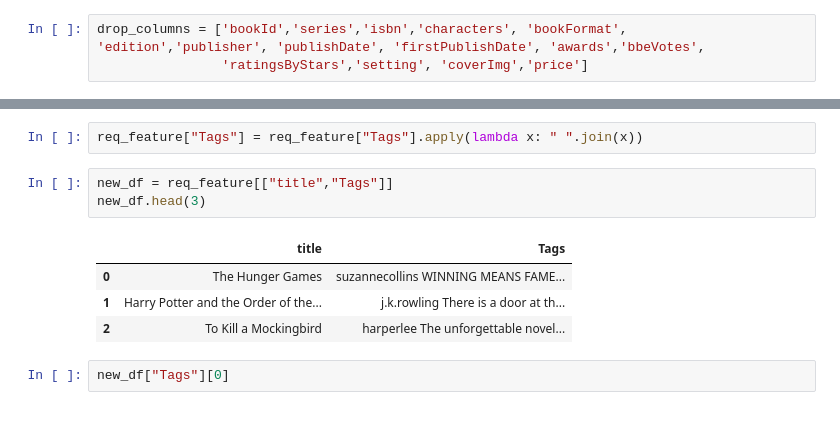
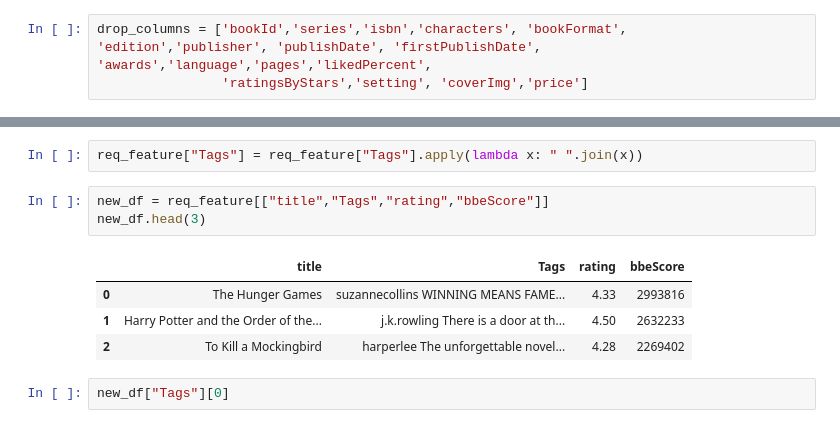
Before and after one commit to RithikDatascientist/Book_recommendation_system, a Jupyter notebook: Books_recommendation_model.ipynb, the cells around one changed output, grey strips where cells are left out. Drawn from its saved outputs; the diff is of its cells as text.

```diff
--- a/Books_recommendation_model.ipynb
+++ b/Books_recommendation_model.ipynb
@@ -52,7 +52,7 @@ max        5.000000  7.048471e+06    100.000000  2.993816e+06  30516.000000
 # %% [markdown]
 We dont need all the columns for our recommendation system, so we are going to remove columns which or not adding value.
 # %%
-drop_columns = ['bookId','series','isbn','characters', 'bookFormat', 'edition','publisher', 'publishDate', 'firstPublishDate', 'awards','bbeVotes',
+drop_columns = ['bookId','series','isbn','characters', 'bookFormat', 'edition','publisher', 'publishDate', 'firstPublishDate', 'awards','language','pages','likedPercent',
                 'ratingsByStars','setting', 'coverImg','price']
 # %%
 df = df.drop(drop_columns, axis = 1)
@@ -368,13 +373,13 @@ req_feature.head(3)
 # %%
 req_feature["Tags"] = req_feature["Tags"].apply(lambda x: " ".join(x))
 # %%
-new_df = req_feature[["title","Tags"]]
+new_df = req_feature[["title","Tags","rating","bbeScore"]]
 new_df.head(3)
 # %% [output]
-|  | title | Tags |
-| 0 | The Hunger Games | suzannecollins WINNING MEANS FAME... |
-| 1 | Harry Potter and the Order of the... | j.k.rowling There is a door at th... |
-| 2 | To Kill a Mockingbird | harperlee The unforgettable novel... |
+|  | title | Tags | rating | bbeScore |
+| 0 | The Hunger Games | suzannecollins WINNING MEANS FAME... | 4.33 | 2993816 |
+| 1 | Harry Potter and the Order of the... | j.k.rowling There is a door at th... | 4.50 | 2632233 |
+| 2 | To Kill a Mockingbird | harperlee The unforgettable novel... | 4.28 | 2269402 |
 # %%
 new_df["Tags"][0]
 # %% [output]
```
Also changed, not shown: parts of 20 cells of this notebook.
